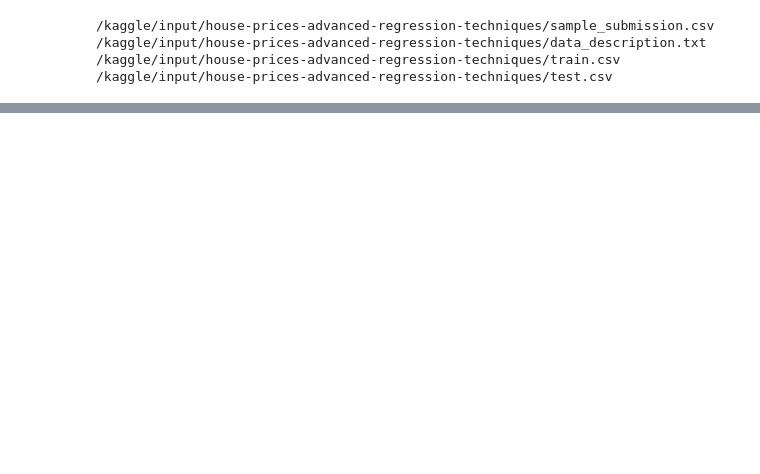
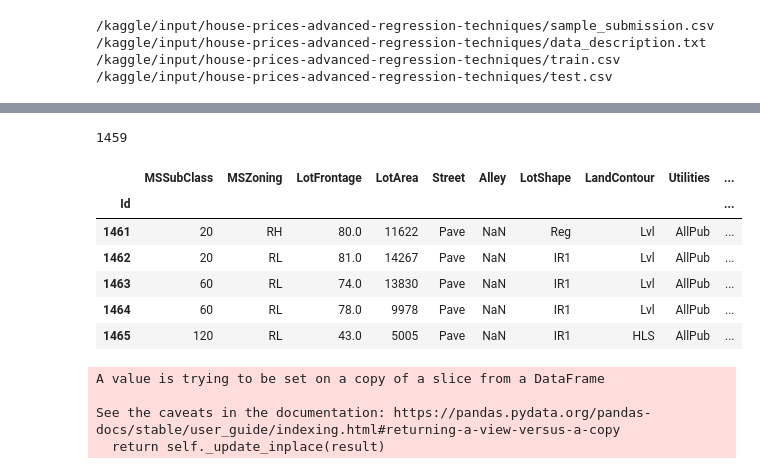
Before and after one commit to aoneil42/Kaggle, a Jupyter notebook: house-comp.ipynb, the cells around one changed output, grey strips where cells are left out. Cells and saved outputs as stored; diff of their text form; code cells hidden in the pictures; blank space fills up the shorter version.

Commit message:
Kaggle Notebook | house_comp | Version 4

```diff
--- a/house-comp.ipynb
+++ b/house-comp.ipynb
@@ -1,6 +1,5 @@
 # %%
 #importing libraries
-from sklearn.datasets import load_boston
 import pandas as pd
 import numpy as np
 import matplotlib
@@ -8,14 +7,12 @@ import matplotlib.pyplot as plt
 import seaborn as sns
 import statsmodels.api as sm
 %matplotlib inline
-
+pd.options.display.max_columns = 100
+pd.options.display.max_rows = 100
 import os
 for dirname, _, filenames in os.walk('/kaggle/input'):
     for filename in filenames:
         print(os.path.join(dirname, filename))
-
-# You can write up to 20GB to the current directory (/kaggle/working/) that gets preserved as output when you create a version using "Save & Run All"
-# You can also write temporary files to /kaggle/temp/, but they won't be saved outside of the current session
 # %% [output]
 /kaggle/input/house-prices-advanced-regression-techniques/sample_submission.csv
 /kaggle/input/house-prices-advanced-regression-techniques/data_description.txt
@@ -23,8 +20,7 @@ for dirname, _, filenames in os.walk('/kaggle/input'):
 /kaggle/input/house-prices-advanced-regression-techniques/test.csv
 # %%
 #Loading the dataset
-x = "/kaggle/input/house-prices-advanced-regression-techniques/train.csv"
-df = pd.read_csv(x,index_col="Id")
-X = df.drop("SalePrice",1)   #Feature Matrix
-y = df["SalePrice"]          #Target Variable
-df.head()
+train = "/kaggle/input/house-prices-advanced-regression-techniques/train.csv"
+test = "/kaggle/input/house-prices-advanced-regression-techniques/test.csv"
+df_train = pd.read_csv(train,index_col="Id")
+df_test = pd.read_csv(test,index_col="Id")
@@ -224,0 +39,12 @@ Text(0.5, 1.0, 'Feature importance using Lasso Model')
+# %%
+print(len(df_test))
+df_test.head()
+# %% [output]
+1459
+|  | MSSubClass | MSZoning | LotFrontage | LotArea | Street | Alley | LotShape | LandContour | Utilities | ... |
+| Id |  |  |  |  |  |  |  |  |  | ... |
+| 1461 | 20 | RH | 80.0 | 11622 | Pave | NaN | Reg | Lvl | AllPub | ... |
+| 1462 | 20 | RL | 81.0 | 14267 | Pave | NaN | IR1 | Lvl | AllPub | ... |
+| 1463 | 60 | RL | 74.0 | 13830 | Pave | NaN | IR1 | Lvl | AllPub | ... |
+| 1464 | 60 | RL | 78.0 | 9978 | Pave | NaN | IR1 | Lvl | AllPub | ... |
+| 1465 | 120 | RL | 43.0 | 5005 | Pave | NaN | IR1 | HLS | AllPub | ... |
@@ -224,0 +56,9 @@ Text(0.5, 1.0, 'Feature importance using Lasso Model')
+# %%
+for col in df_train_obj.loc[:,df_train_obj.isnull().sum() > 0]:
+    fill = "no"+col
+    df_train_obj[col].fillna(fill,inplace=True)
+# %% [output]
+A value is trying to be set on a copy of a slice from a DataFrame
+
+See the caveats in the documentation: https://pandas.pydata.org/pandas-docs/stable/user_guide/indexing.html#returning-a-view-versus-a-copy
+  return self._update_inplace(result)
```
Also changed, not shown: parts of 19 cells of this notebook.
